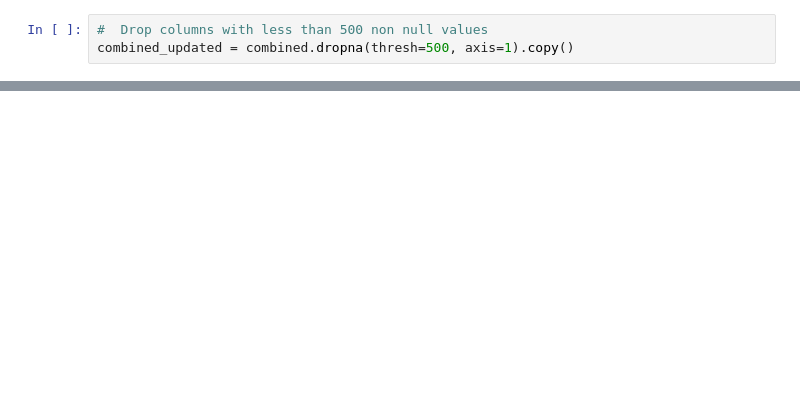
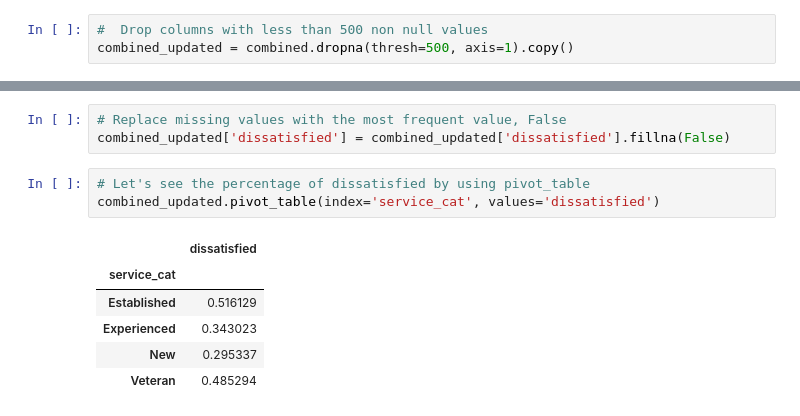
Before and after one commit to ouakitomo/dataquest, a Jupyter notebook: Guided Project/Clean And Analyze Employee Exit Surveys.ipynb, the cells around one changed output, grey strips where cells are left out. Saved outputs shown, nothing was run; the diff lists cells and outputs as text; blank space fills up the shorter version.

```diff
--- a/Guided Project/Clean And Analyze Employee Exit Surveys.ipynb
+++ b/Guided Project/Clean And Analyze Employee Exit Surveys.ipynb
@@ -565,0 +637,13 @@ group_institute.head()
+# %%
+# Replace missing values with the most frequent value, False
+combined_updated['dissatisfied'] = combined_updated['dissatisfied'].fillna(False)
+# %%
+# Let's see the percentage of dissatisfied by using pivot_table
+combined_updated.pivot_table(index='service_cat', values='dissatisfied')
+# %% [output]
+|  | dissatisfied |
+| service_cat |  |
+| Established | 0.516129 |
+| Experienced | 0.343023 |
+| New | 0.295337 |
+| Veteran | 0.485294 |
```
Also changed, not shown: parts of 15 cells of this notebook, 1 other file.
